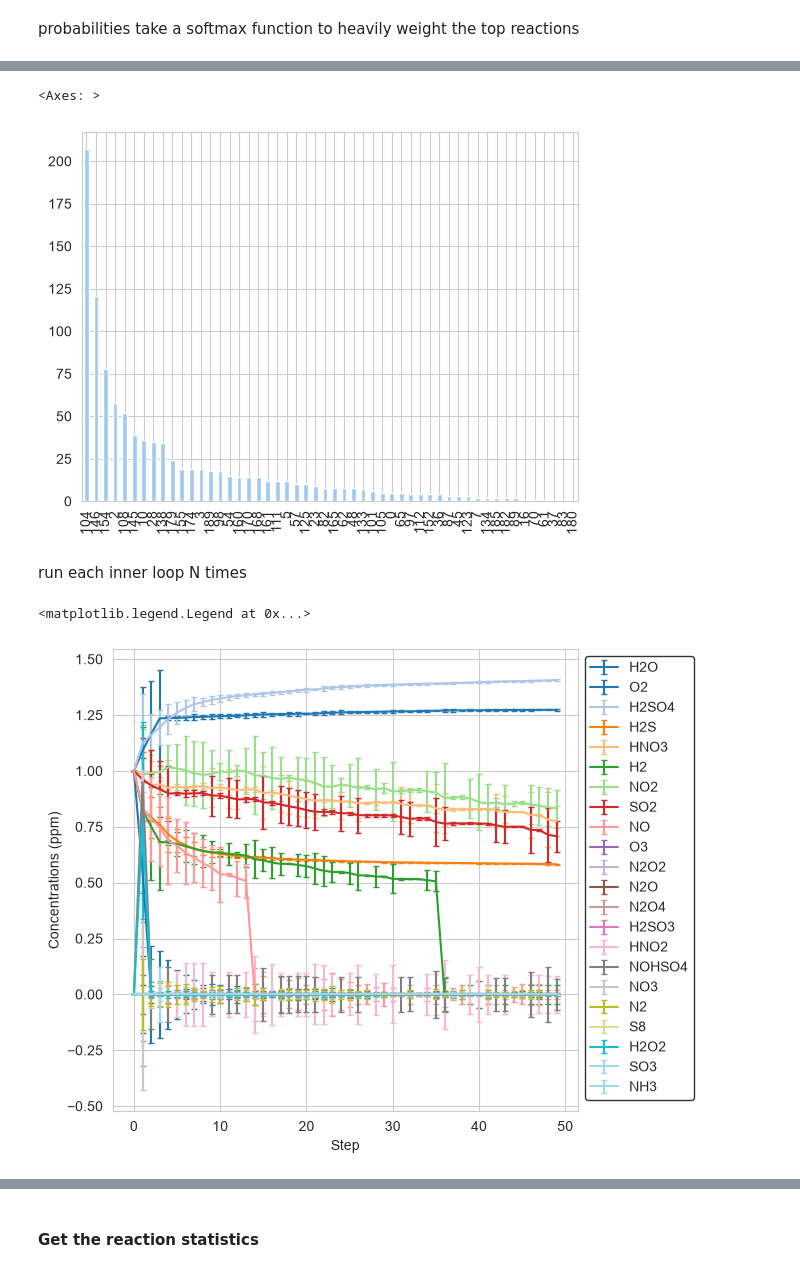
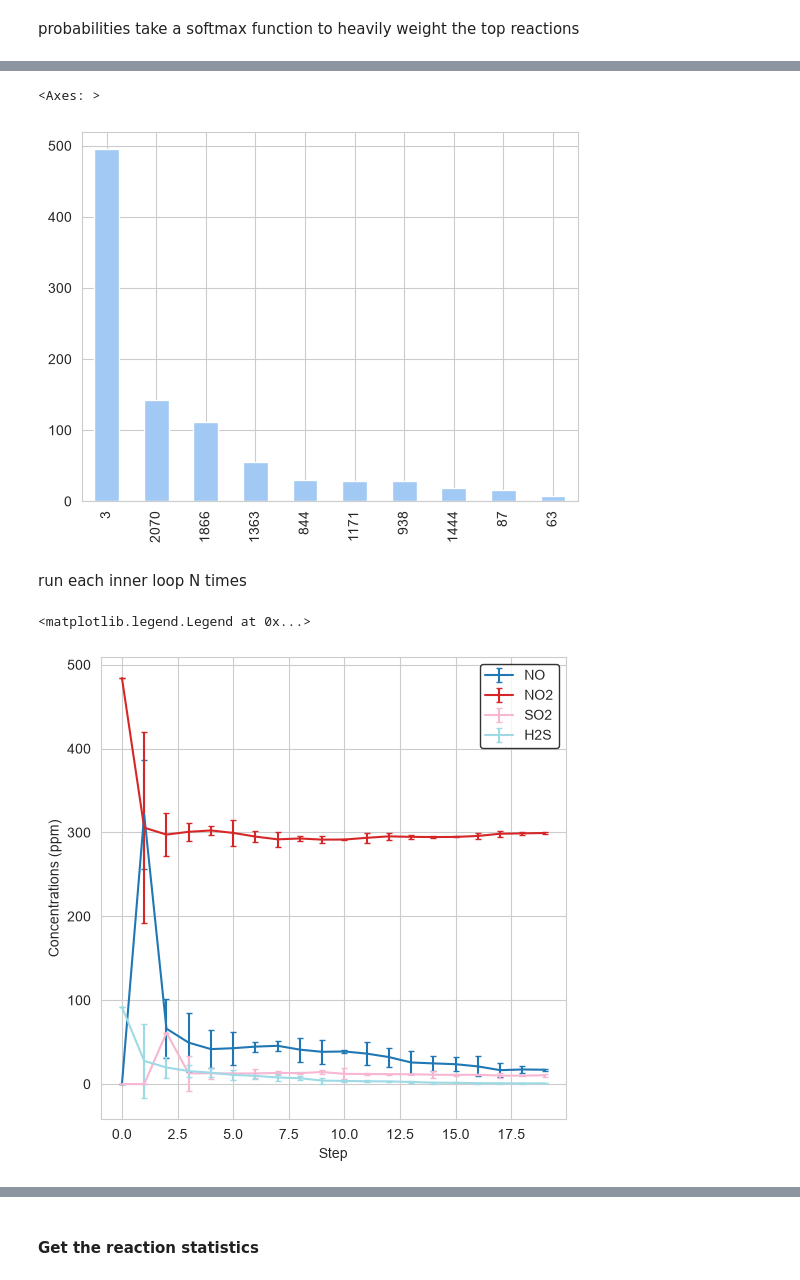
Before and after one commit to badw/arcs, a Jupyter notebook: examples/table_sandbox.ipynb, the cells around one changed output, grey strips where cells are left out. Drawn from its saved outputs; the diff is of its cells as text; code cells hidden in the pictures.

```diff
--- a/examples/table_sandbox.ipynb
+++ b/examples/table_sandbox.ipynb
@@ -36,7 +36,8 @@ initial_table = gg.from_file(
     filename=resources.files("arcs").joinpath("data/quantum_data.json.gz"),
     temperature=298,
     pressure=40,
-    max_reaction_length=3,
-    graph=False
+    max_reaction_length=4,
+    graph=False,
+    allow_spin_disallowed_reactions=False
 )
 # %%
@@ -61,13 +50,14 @@ initial_table
 # setup some initial concentrations
 # the idea is to try and predict 2H2 + O2 = 2H2O as top reaction
 initial_concentrations = {k:0 for k in gg.compound_reference}
-for i in ["H2","O2","NO2","H2O","H2","HNO3","H2SO4","NO","H2S","SO2"]:
-    initial_concentrations[i] = 1
+#for i in ["H2","O2","NO2","H2O","H2","HNO3","H2SO4","NO","H2S","SO2"]:
+#    initial_concentrations[i] = 1
 #initial_concentrations["H2"] = 1
 #initial_concentrations["O2"] = 1
+#initial_concentrations["NO"] = 2
 #initial_concentrations["NO2"] =
-#initial_concentrations["NO2"] = 484
-#initial_concentrations["H2S"] = 91.8
+initial_concentrations["NO2"] = 484
+initial_concentrations["H2S"] = 91.8
 
 ps = pd.Series(initial_concentrations)
 ps[ps >0]
@@ -297,18 +281,18 @@ ps = pd.Series(
 
     )
 )
-ps.sort_values(ascending=False).plot.bar()
+ps.sort_values(ascending=False).head(10).plot.bar()
 # %% [output]
 <Axes: >
-[figure, old version]
+[figure, new version]
 # %% [markdown]
 run each inner loop N times
 # %%
 conc_stats,reac_stats,scoring_stats = tt.outer_loop(
     initial_concentrations,
-    path_length=50,
-    inner_loop_runs=100,
-    choice_temp=0.8,
+    path_length=20,
+    inner_loop_runs=10,
+    choice_temp=0.5,
     mode="softmax",
     method="sum",
     convergence_how_far_back=50
@@ -316,17 +300,17 @@ conc_stats,reac_stats,scoring_stats = tt.outer_loop(
 # %%
 fig,ax = plt.subplots(figsize=(6,6),dpi=100)
 dfs = [pd.DataFrame([x for x in conc_stats[i][1:] if x]) for i in conc_stats]
 dfs = [df[df>0].dropna(axis=1,how="all") for df in dfs]
 stds = pd.DataFrame([df.std() for df in dfs]).fillna(0)
 means = pd.DataFrame([df.mean() for df in dfs]).fillna(0)
 
-means[means>0.5].fillna(0).plot.line(ax=ax,yerr=stds,capsize=2,cmap="tab20")
+means[means>0.5].fillna(0).filter(["NO","NO2","SO2","H2S"]).plot.line(ax=ax,yerr=stds,capsize=2,cmap="tab20")
 ax.set_ylabel("Concentrations (ppm)")
 ax.set_xlabel("Step")
 ax.legend(ncols=1,bbox_to_anchor=(1,1),edgecolor="black")
 #ax.set_title("DNV Set 1")
 # %% [output]
 <matplotlib.legend.Legend at 0x...>
-[figure, old version]
+[figure, new version]
 # %%
 # final concentrations
```
Also changed, not shown: parts of 24 cells of this notebook, 1 other file.
